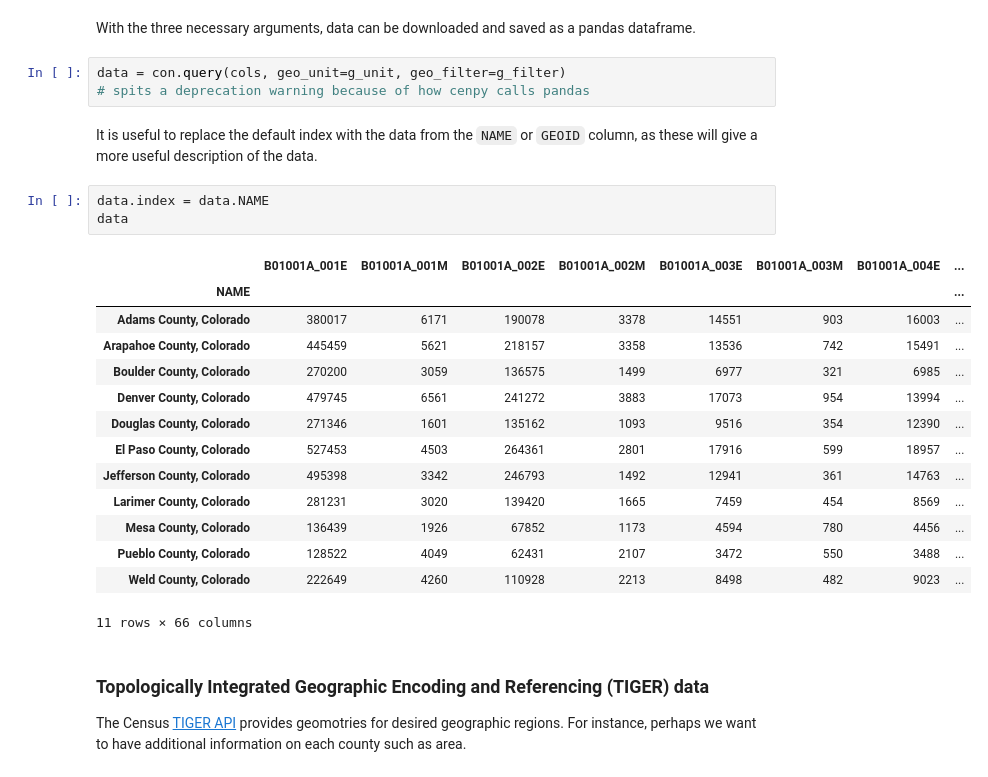
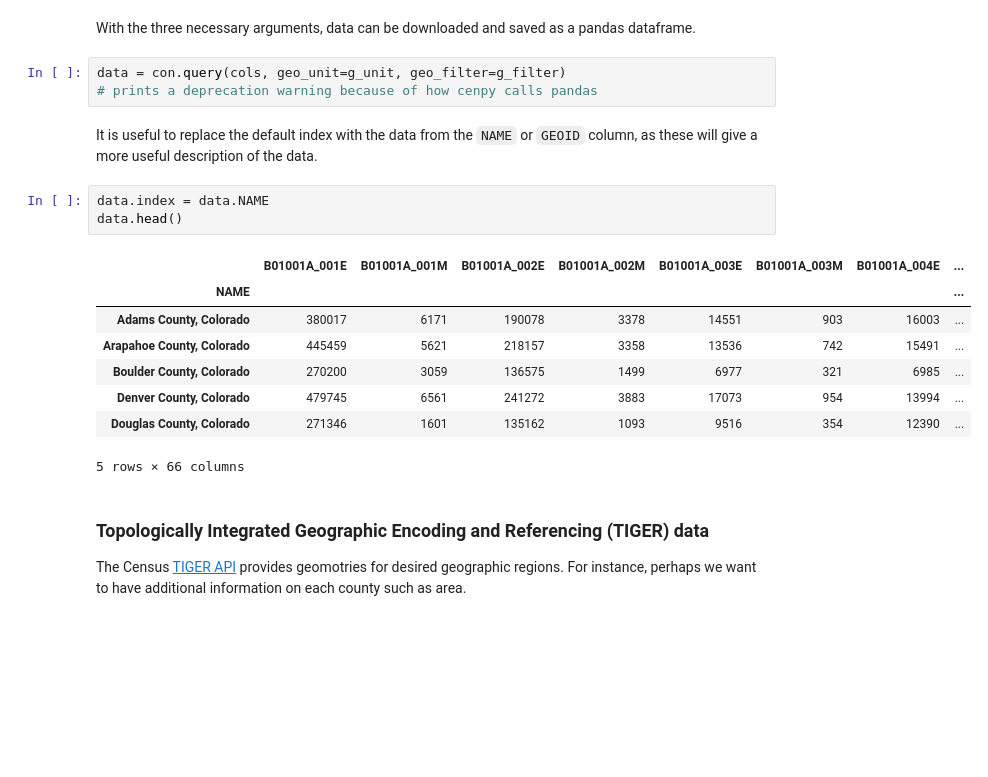
Before and after one commit to earthlab/tutorials, a Jupyter notebook: python/acquire_census_data.ipynb, the cells around one changed output. Drawn from its saved outputs; the diff is of its cells as text; blank space fills up the shorter version.

```diff
--- a/python/acquire_census_data.ipynb
+++ b/python/acquire_census_data.ipynb
@@ -160,27 +118,21 @@ cols
 With the three necessary arguments, data can be downloaded and saved as a pandas dataframe.
 # %%
 data = con.query(cols, geo_unit=g_unit, geo_filter=g_filter)
-# spits a deprecation warning because of how cenpy calls pandas
+# prints a deprecation warning because of how cenpy calls pandas
 # %% [markdown]
 It is useful to replace the default index with the data from the `NAME` or `GEOID` column, as these will give a more useful description of the data.
 # %%
 data.index = data.NAME
-data
+data.head()
 # %% [output]
 |  | B01001A_001E | B01001A_001M | B01001A_002E | B01001A_002M | B01001A_003E | B01001A_003M | B01001A_004E | ... |
 | NAME |  |  |  |  |  |  |  | ... |
 | Adams County, Colorado | 380017 | 6171 | 190078 | 3378 | 14551 | 903 | 16003 | ... |
 | Arapahoe County, Colorado | 445459 | 5621 | 218157 | 3358 | 13536 | 742 | 15491 | ... |
 | Boulder County, Colorado | 270200 | 3059 | 136575 | 1499 | 6977 | 321 | 6985 | ... |
 | Denver County, Colorado | 479745 | 6561 | 241272 | 3883 | 17073 | 954 | 13994 | ... |
 | Douglas County, Colorado | 271346 | 1601 | 135162 | 1093 | 9516 | 354 | 12390 | ... |
-| El Paso County, Colorado | 527453 | 4503 | 264361 | 2801 | 17916 | 599 | 18957 | ... |
-| Jefferson County, Colorado | 495398 | 3342 | 246793 | 1492 | 12941 | 361 | 14763 | ... |
-| Larimer County, Colorado | 281231 | 3020 | 139420 | 1665 | 7459 | 454 | 8569 | ... |
-| Mesa County, Colorado | 136439 | 1926 | 67852 | 1173 | 4594 | 780 | 4456 | ... |
-| Pueblo County, Colorado | 128522 | 4049 | 62431 | 2107 | 3472 | 550 | 3488 | ... |
-| Weld County, Colorado | 222649 | 4260 | 110928 | 2213 | 8498 | 482 | 9023 | ... |
-11 rows × 66 columns
+5 rows × 66 columns
 # %% [markdown]
 ### Topologically Integrated Geographic Encoding and Referencing (TIGER) data
 
```
Also changed, not shown: parts of 17 cells of this notebook.
